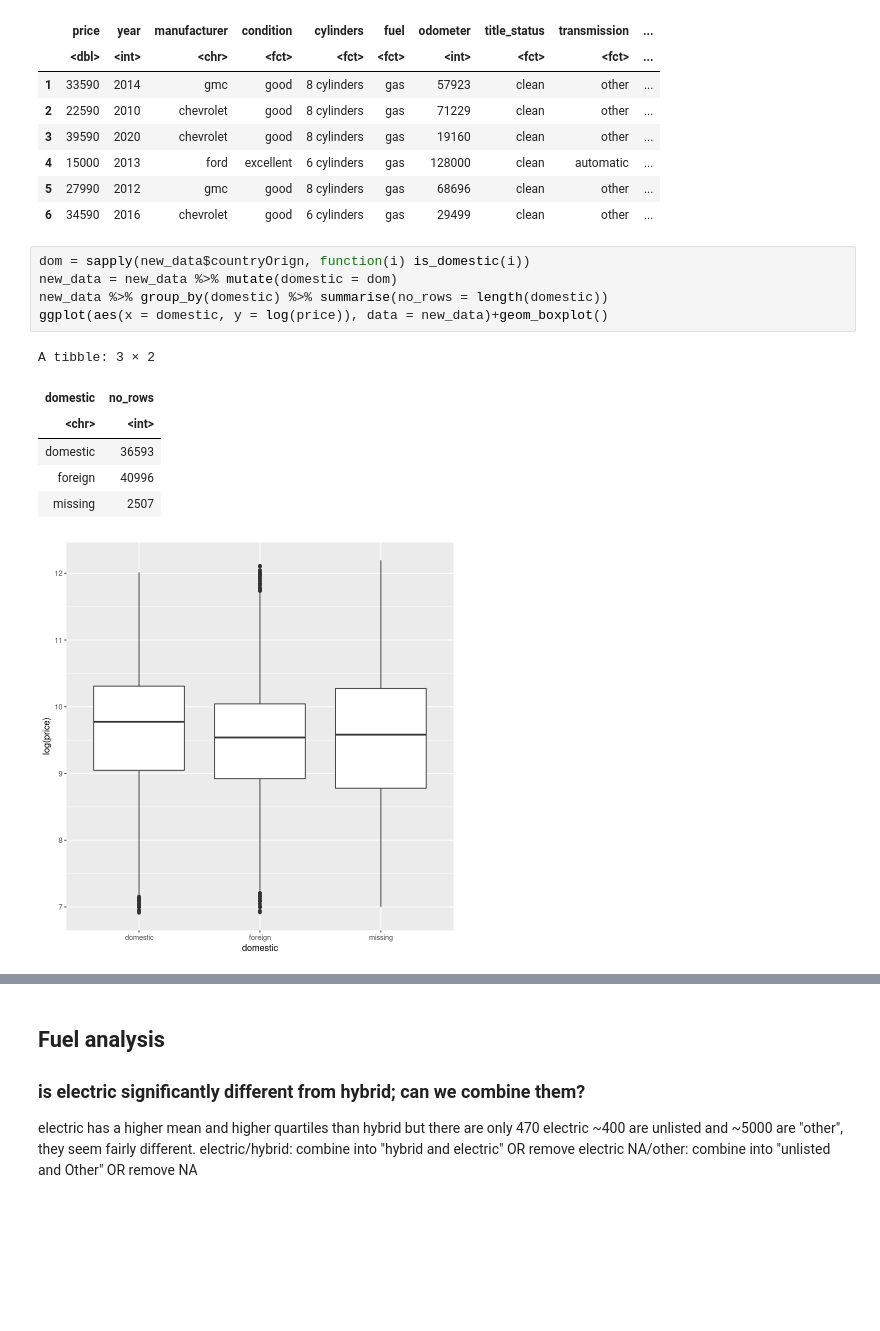
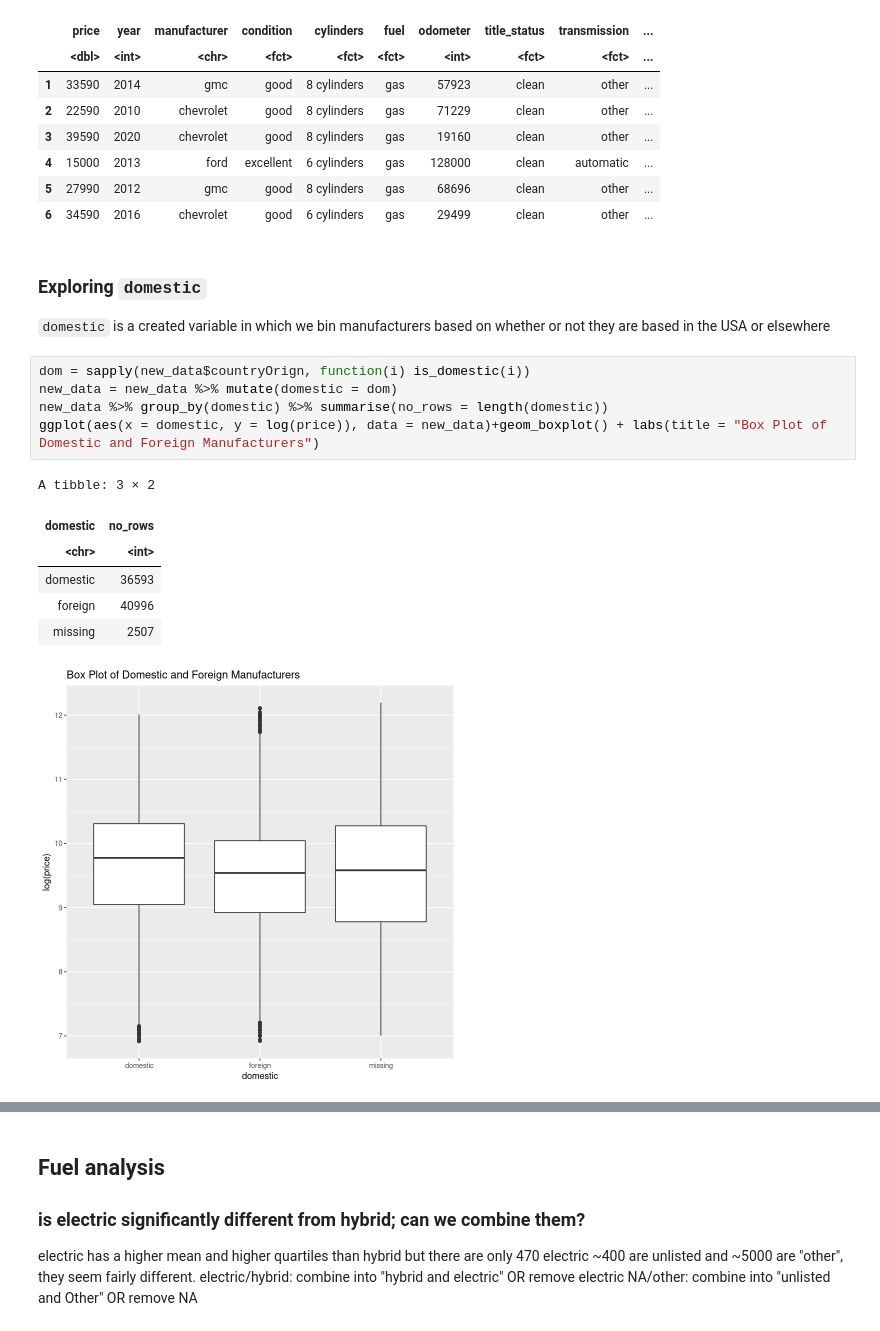
Before and after one commit to SorenRajani/STAT_447B_Project, a Jupyter notebook: 03a-EDA.ipynb, the cells around one changed output, grey strips where cells are left out. Drawn from its saved outputs; the diff is of its cells as text; blank space fills up the shorter version.

````diff
--- a/03a-EDA.ipynb
+++ b/03a-EDA.ipynb
@@ -184,16 +184,19 @@ A data.frame: 6 × 15
 | 4 | 15000 | 2013 | ford | excellent | 6 cylinders | gas | 128000 | clean | automatic | ... |
 | 5 | 27990 | 2012 | gmc | good | 8 cylinders | gas | 68696 | clean | other | ... |
 | 6 | 34590 | 2016 | chevrolet | good | 6 cylinders | gas | 29499 | clean | other | ... |
+# %% [markdown]
+### Exploring ```domestic```
+ ```domestic``` is a created variable in which we bin manufacturers based on whether or not they are based in the USA or elsewhere
 # %%
 dom = sapply(new_data$countryOrign, function(i) is_domestic(i))
 new_data = new_data %>% mutate(domestic = dom)
 new_data %>% group_by(domestic) %>% summarise(no_rows = length(domestic))
-ggplot(aes(x = domestic, y = log(price)), data = new_data)+geom_boxplot()
+ggplot(aes(x = domestic, y = log(price)), data = new_data)+geom_boxplot() + labs(title = "Box Plot of Domestic and Foreign Manufacturers")
 # %% [output]
 A tibble: 3 × 2
 | domestic | no_rows |
 | <chr> | <int> |
 | domestic | 36593 |
 | foreign | 40996 |
 | missing | 2507 |
-[figure, old version]
+[figure, new version]
````
Also changed, not shown: parts of 6 cells of this notebook.
